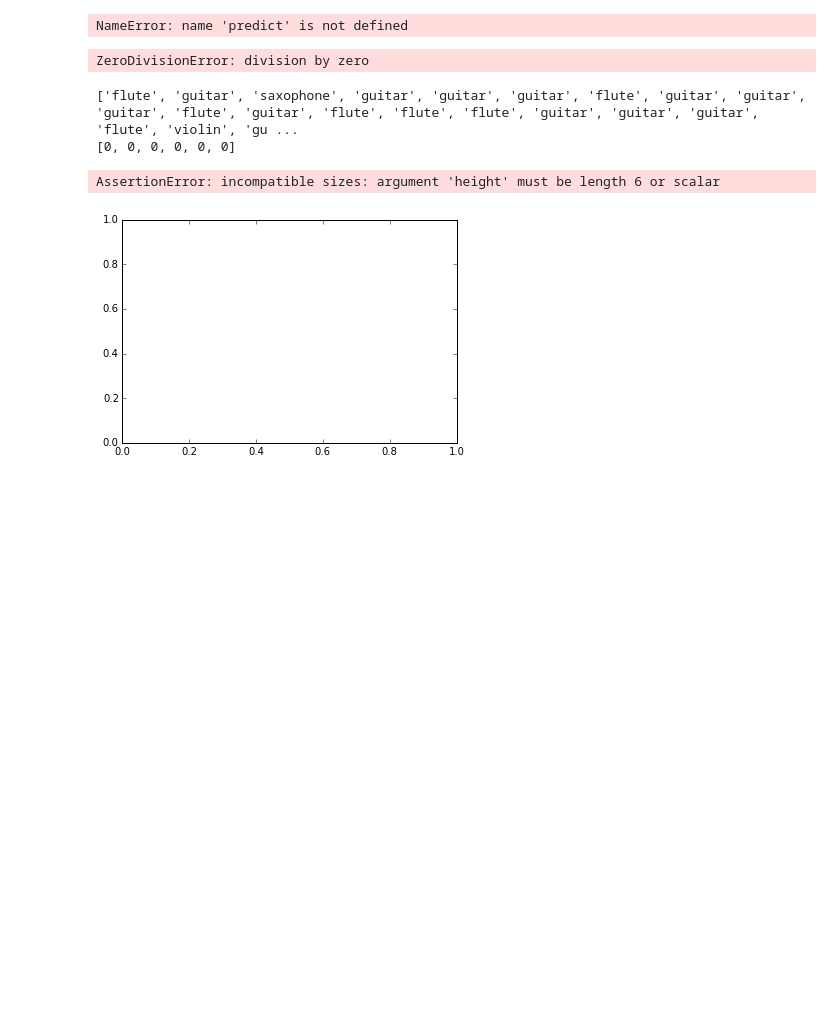
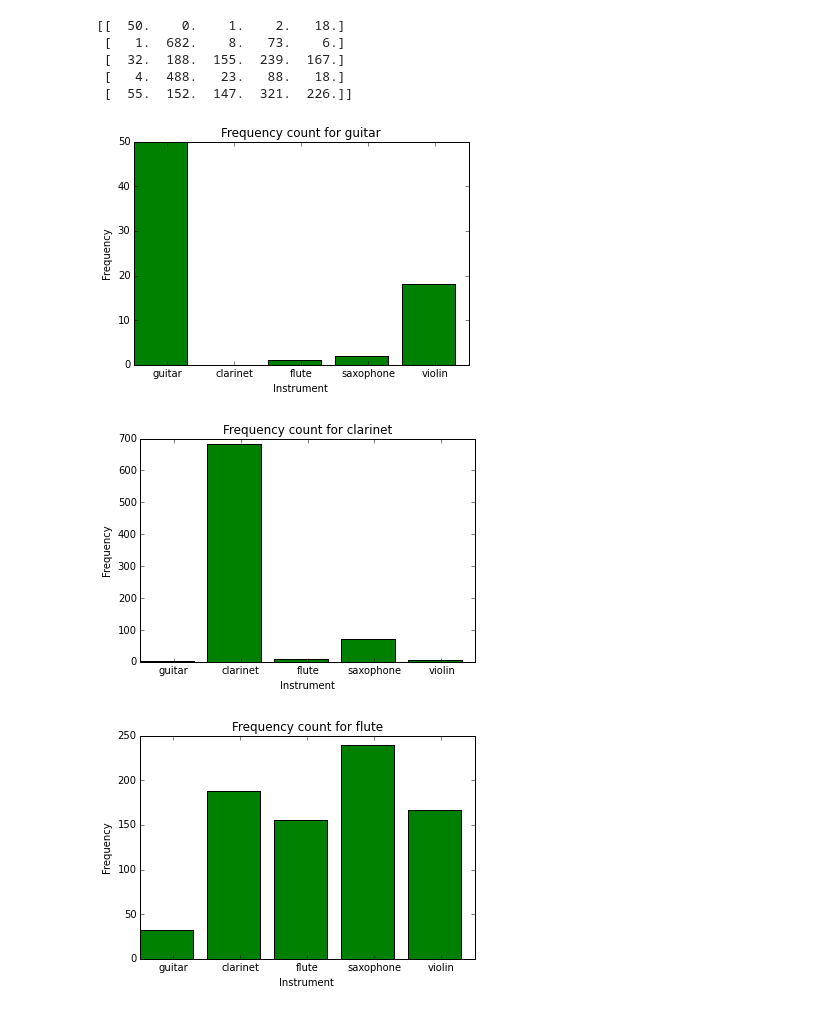
Before and after one commit to bertschingert/cs328-final, a Jupyter notebook: Testing the Prototype Model.ipynb, the cells around one changed output. Drawn from its saved outputs; the diff is of its cells as text; code cells hidden in the pictures; blank space fills up the shorter version.

Commit message:
added results for prototype

```diff
--- a/Testing the Prototype Model.ipynb
+++ b/Testing the Prototype Model.ipynb
@@ -87,28 +59,3 @@ def print_cc_info(cc, data_length, categories):
     for i in range(len(categories)):
         print("For", categories[i], ", This NN classified", class_list[i], " out of ", data_length)
         print("which is ", str(class_list[i]/data_length)[:5])
-# %%
-guesses = []
-
-for i in range(5):
-    guesses.append([])
-    for ex in exemplars[i]:
-        guess = predict(ex, prototypes)
-        guesses[i].append(guess)
-# %% [output]
-NameError: name 'predict' is not defined
-# %%
-for i in range(len(guesses)):
-    correct = 0
-    tot = len(guesses[i])
-    for j in guesses[i]:
-        if j == i:
-            correct += 1
-    print(correct / tot)
-
-a = [0,0,0,0,0]
-for i in guesses[4]:
-    a[i] += 1
-print(a)
-# %% [output]
-ZeroDivisionError: division by zero
@@ -115,48 +64,41 @@ ZeroDivisionError: division by zero
 # %%
 h_data = []
 instrs = ["guitar", "clarinet", "flute", "saxophone", "violin"]
 ind = 0
 for instr in instrs:
     h_data.append([])
     infile = open("reps/" + instr + "_harmonics.txt", 'r')
     for line in infile:
         ex = []
         for i in line.split(','):
             ex.append( float(i.strip()) )
         h_data[ind].append(ex)
     ind += 1
 
 proto_list = []
 for i in h_data:
     proto_list.append(pr.create_prototype(i))
 probs_list = []
 for h in h_data:
     probs_list.append(pr.prototype_model(h, proto_list, pr.euclid_d))
 
-
-
-
-#for i in range(5):
-print(prediction(probs_list[0], instrs))
-
-guitar_f = freq_list(prediction(probs_list[0], instrs), "guitar")
-
-print(guitar_f)
-
-plt.bar(instr, str(guitar_f), width=.8, color='g')
-
-plt.ylabel('SSE')
-plt.title('SSE for Elman Network Outputs')
-
-plt.xticks(tick_locations, tick_names)
-plt.show()
-
-
-
 cm = confusion_matrix(probs_list, instrs, 5)
 print(cm)
+
+tick_pos = [0.5, 1.5, 2.5, 3.5, 4.5]
+for i in range(len(instrs)):
+    plt.bar(range(len(instrs)), cm[i], width=.8, color='g')
+    plt.ylabel('Frequency')
+    plt.title('Frequency count for ' + instrs[i])
+    plt.xticks(tick_pos, instrs)
+    plt.xlabel("Instrument")
+    plt.show()
 # %% [output]
-['flute', 'guitar', 'saxophone', 'guitar', 'guitar', 'guitar', 'flute', 'guitar', 'guitar', 'guitar', 'flute', 'guitar', 'flute', 'flute', 'flute', 'guitar', 'guitar', 'guitar', 'flute', 'violin', 'gu ...
-[0, 0, 0, 0, 0, 0]
+[[  50.    0.    1.    2.   18.]
+ [   1.  682.    8.   73.    6.]
+ [  32.  188.  155.  239.  167.]
+ [   4.  488.   23.   88.   18.]
+ [  55.  152.  147.  321.  226.]]
-AssertionError: incompatible sizes: argument 'height' must be length 6 or scalar
-[figure, old version]
+[figure, new version]
+[figure, added]
+[figure, added]
```
Also changed, not shown: parts of 8 cells of this notebook.
